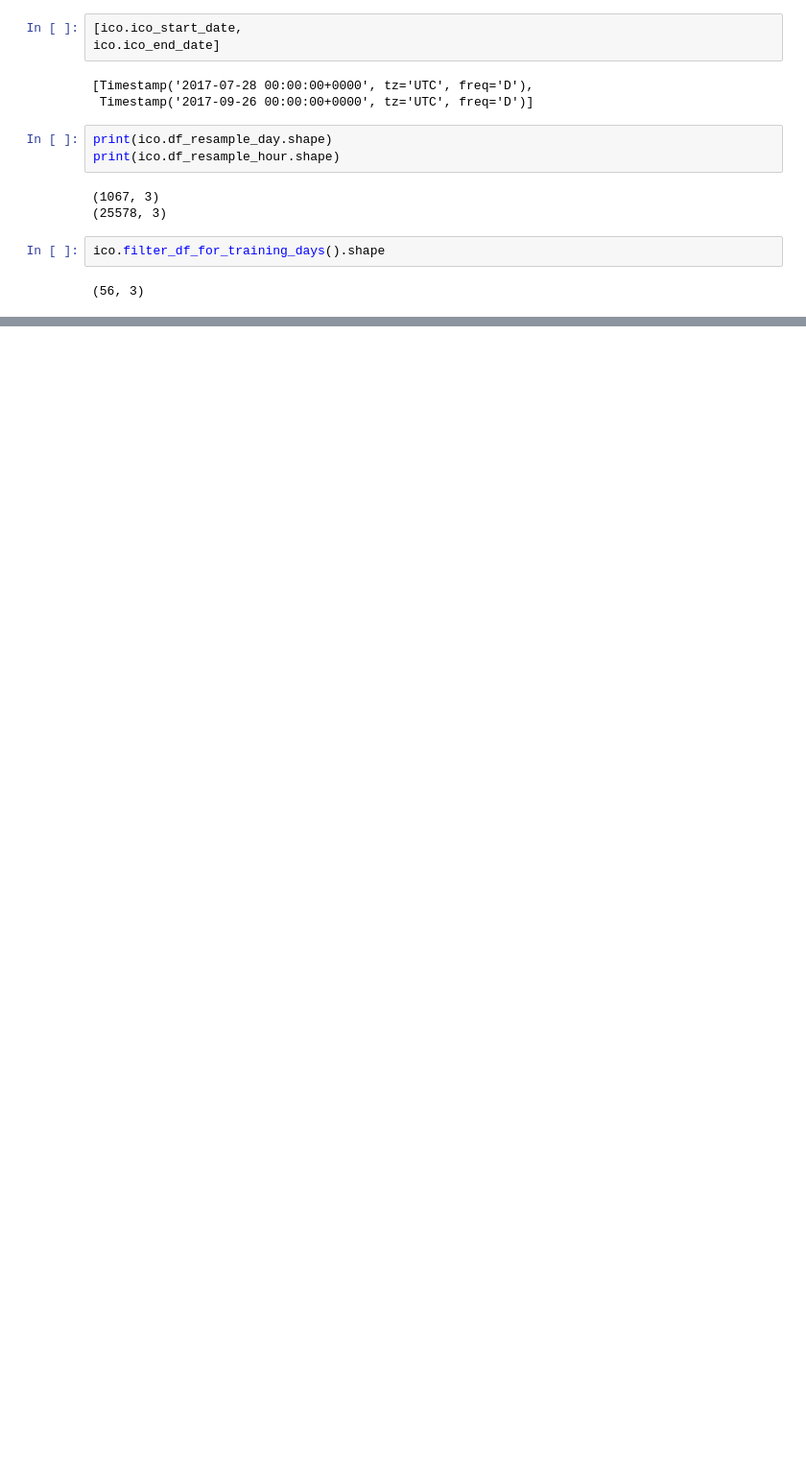
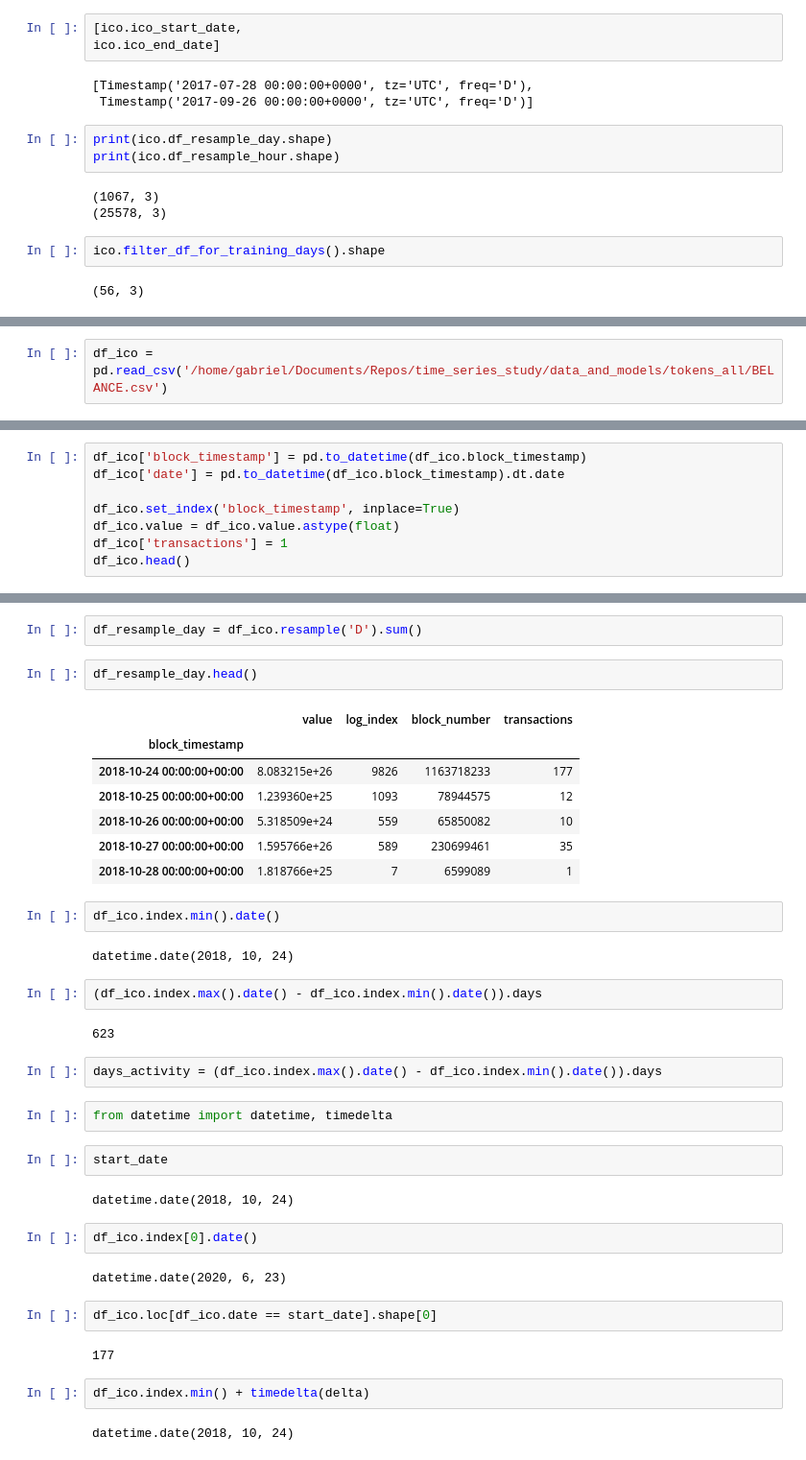
Before and after one commit to GabrielSGoncalves/time_series_study, a Jupyter notebook: ICO_fraud_detection/2020-07-25-Class_DeepICO_.ipynb, the cells around one changed output, grey strips where cells are left out. Shown at 96% size. Drawn from its saved outputs; the diff is of its cells as text; blank space fills up the shorter version.

```diff
--- a/ICO_fraud_detection/2020-07-25-Class_DeepICO_.ipynb
+++ b/ICO_fraud_detection/2020-07-25-Class_DeepICO_.ipynb
@@ -534,0 +187,2 @@ model.fit(x, y, batch_size=32, epochs=10)
+# %%
+df_ico = pd.read_csv('/home/gabriel/Documents/Repos/time_series_study/data_and_models/tokens_all/BELANCE.csv')
@@ -534,0 +202,8 @@ model.fit(x, y, batch_size=32, epochs=10)
+# %%
+df_ico['block_timestamp'] = pd.to_datetime(df_ico.block_timestamp)
+df_ico['date'] = pd.to_datetime(df_ico.block_timestamp).dt.date
+
+df_ico.set_index('block_timestamp', inplace=True)
+df_ico.value = df_ico.value.astype(float)
+df_ico['transactions'] = 1
+df_ico.head()
@@ -534,0 +233,40 @@ model.fit(x, y, batch_size=32, epochs=10)
+# %%
+df_resample_day = df_ico.resample('D').sum()
+# %%
+df_resample_day.head()
+# %% [output]
+|  | value | log_index | block_number | transactions |
+| block_timestamp |  |  |  |  |
+| 2018-10-24 00:00:00+00:00 | 8.083215e+26 | 9826 | 1163718233 | 177 |
+| 2018-10-25 00:00:00+00:00 | 1.239360e+25 | 1093 | 78944575 | 12 |
+| 2018-10-26 00:00:00+00:00 | 5.318509e+24 | 559 | 65850082 | 10 |
+| 2018-10-27 00:00:00+00:00 | 1.595766e+26 | 589 | 230699461 | 35 |
+| 2018-10-28 00:00:00+00:00 | 1.818766e+25 | 7 | 6599089 | 1 |
+# %%
+df_ico.index.min().date()
+# %% [output]
+datetime.date(2018, 10, 24)
+# %%
+(df_ico.index.max().date() - df_ico.index.min().date()).days
+# %% [output]
+623
+# %%
+days_activity = (df_ico.index.max().date() - df_ico.index.min().date()).days
+# %%
+from datetime import datetime, timedelta
+# %%
+start_date
+# %% [output]
+datetime.date(2018, 10, 24)
+# %%
+df_ico.index[0].date()
+# %% [output]
+datetime.date(2020, 6, 23)
+# %%
+df_ico.loc[df_ico.date == start_date].shape[0]
+# %% [output]
+177
+# %%
+df_ico.index.min() + timedelta(delta)
+# %% [output]
+datetime.date(2018, 10, 24)
```
Also changed, not shown: parts of 64 cells of this notebook, 1 other file.
